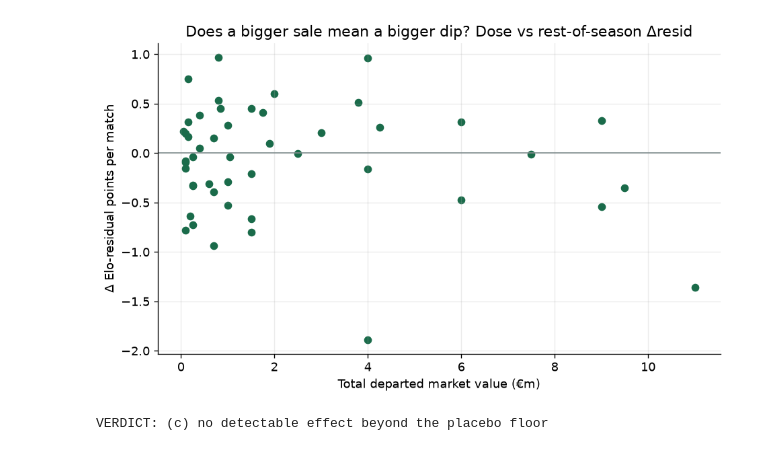
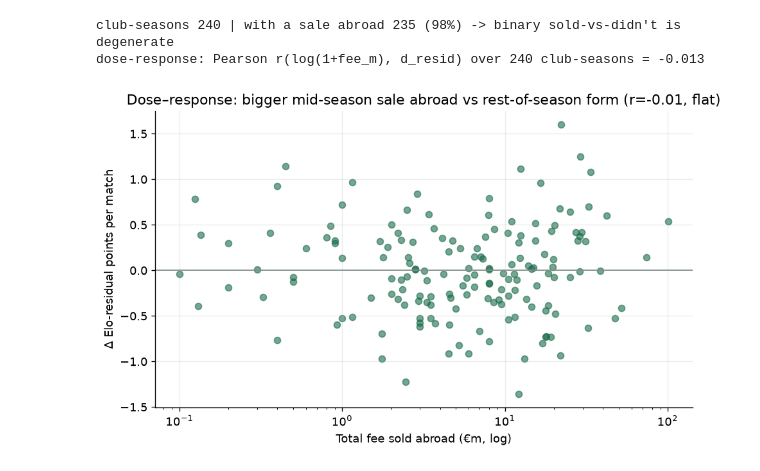
Before and after one commit to GuBohn/brasileirao-study, a Jupyter notebook: notebooks/07_exodus_event_study.ipynb, the cells around one changed output. Drawn from its saved outputs; the diff is of its cells as text; code cells hidden in the pictures.

```diff
--- a/notebooks/07_exodus_event_study.ipynb
+++ b/notebooks/07_exodus_event_study.ipynb
@@ -8,18 +0,0 @@ Does a Jul–Aug departure dent a Brasíleirão club's rest-of-season form? Thre
-# %%
-from brasileirao import transfers, ingest, exodus, plotting
-import matplotlib.pyplot as plt
-import numpy as np
-
-plotting.style()
-matches_exp = exodus.elo_expected_points(ingest.load())
-dep = transfers.build()
-panel = exodus.build_panel(dep, matches_exp)
-print(panel['treated'].value_counts())
-es = exodus.event_study(panel)
-floor = exodus.placebo_floor(panel)
-dd = exodus.did(panel)
-pt = exodus.parallel_trends(panel)
-print('event study Δresid:', round(es['mean_d_resid'], 3), 'CI', [round(x,3) for x in es['ci_resid']])
-print('placebo band:', round(floor['lo'], 3), '..', round(floor['hi'], 3), 'mean', round(floor['mean'],3))
-print('DiD ATT:', round(dd['att'], 3))
-print('parallel trends (treated/control pre-slope):', round(pt['treated_pre_slope'],3), round(pt['control_pre_slope'],3))
@@ -61,23 +5,29 @@ plotting.save(fig, 'exodus_did')
+# %%
+from brasileirao import transfers, exodus, ingest, plotting
+import matplotlib.pyplot as plt
+import numpy as np, pandas as pd
+
+plotting.style()
+me = exodus.elo_expected_points(ingest.load())
+fdep = transfers.build()
+fdep = fdep[fdep.to_foreign]
+panel = exodus.build_panel(fdep, me)          # treated = any summer sale abroad
+print(f'club-seasons {len(panel)} | with a sale abroad {int(panel.treated.sum())} '
+      f'({panel.treated.mean():.0%}) -> binary sold-vs-didn\'t is degenerate')
+d = panel.copy(); d['dose_m'] = d['dose_eur'] / 1e6
+r = np.corrcoef(np.log1p(d.dose_m), d.d_resid)[0, 1]
+print(f'dose-response: Pearson r(log(1+fee_m), d_resid) over {len(d)} club-seasons = {r:+.3f}')
+# %% [output]
+club-seasons 240 | with a sale abroad 235 (98%) -> binary sold-vs-didn't is degenerate
+dose-response: Pearson r(log(1+fee_m), d_resid) over 240 club-seasons = -0.013
 # %%
-tr = panel[panel['treated'] & (panel['dose_eur'] > 0)]
+sub = d[d.dose_m > 0]
 fig, ax = plt.subplots()
-ax.scatter(tr['dose_eur'] / 1e6, tr['d_resid'], color=plotting.COLORS['main'])
+ax.scatter(sub.dose_m, sub.d_resid, color=plotting.COLORS['main'], alpha=0.6)
+ax.set_xscale('log')
 ax.axhline(0, color=plotting.COLORS['muted'], lw=1)
-ax.set(title="Does a bigger sale mean a bigger dip? Dose vs rest-of-season Δresid",
-       xlabel="Total departed market value (€m)", ylabel="Δ Elo-residual points per match")
+ax.set(title=f'Dose–response: bigger mid-season sale abroad vs rest-of-season form (r={r:+.2f}, flat)',
+       xlabel='Total fee sold abroad (€m, log)', ylabel='Δ Elo-residual points per match')
 plotting.save(fig, 'exodus_dose_response')
 # %% [output]
-[figure, old version]
+[figure, new version]
-# %%
-effect = es['mean_d_resid']
-clears_floor = effect < floor['lo'] or effect > floor['hi']
-did_survives = abs(dd['att']) > 0 and (dd['att'] < 0) == (effect < 0)
-if clears_floor and did_survives:
-    verdict = '(a) a real rest-of-season dip that clears the placebo floor and survives DiD'
-elif clears_floor and not did_survives:
-    verdict = '(b) an apparent dip that vanishes once drift/regression is differenced out'
-else:
-    verdict = '(c) no detectable effect beyond the placebo floor'
-print('VERDICT:', verdict)
-# %% [output]
-VERDICT: (c) no detectable effect beyond the placebo floor
```
Also changed, not shown: parts of 7 cells of this notebook, 9 other files.
